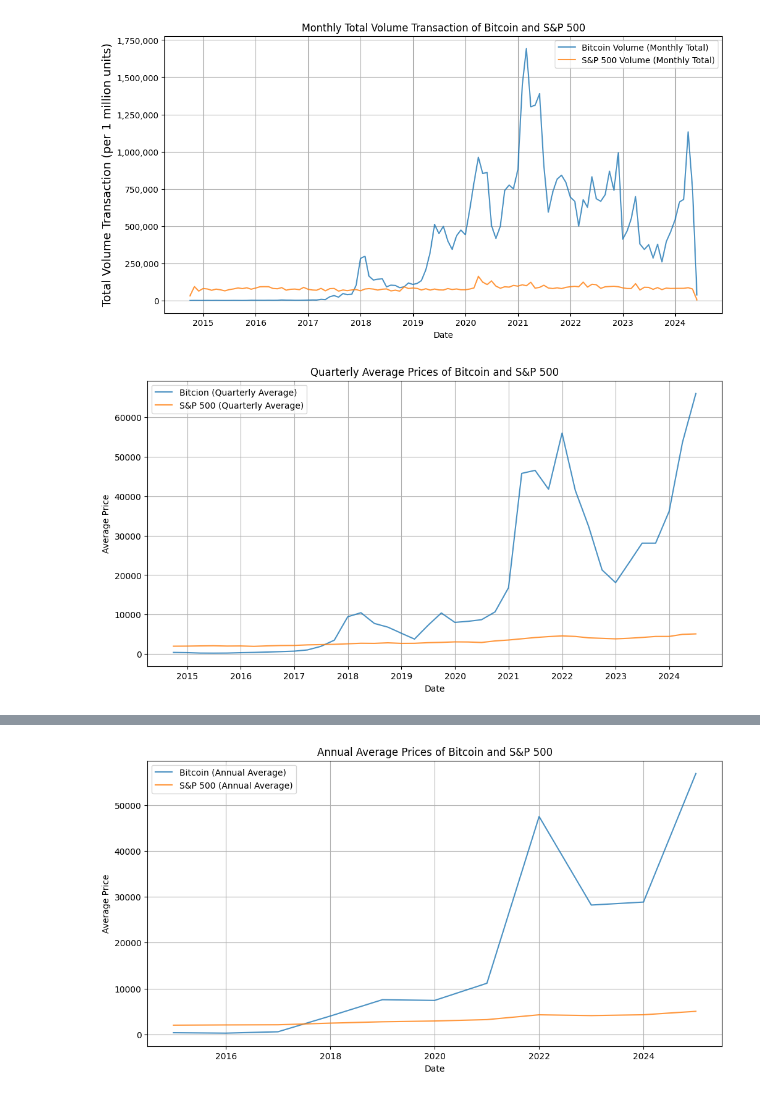
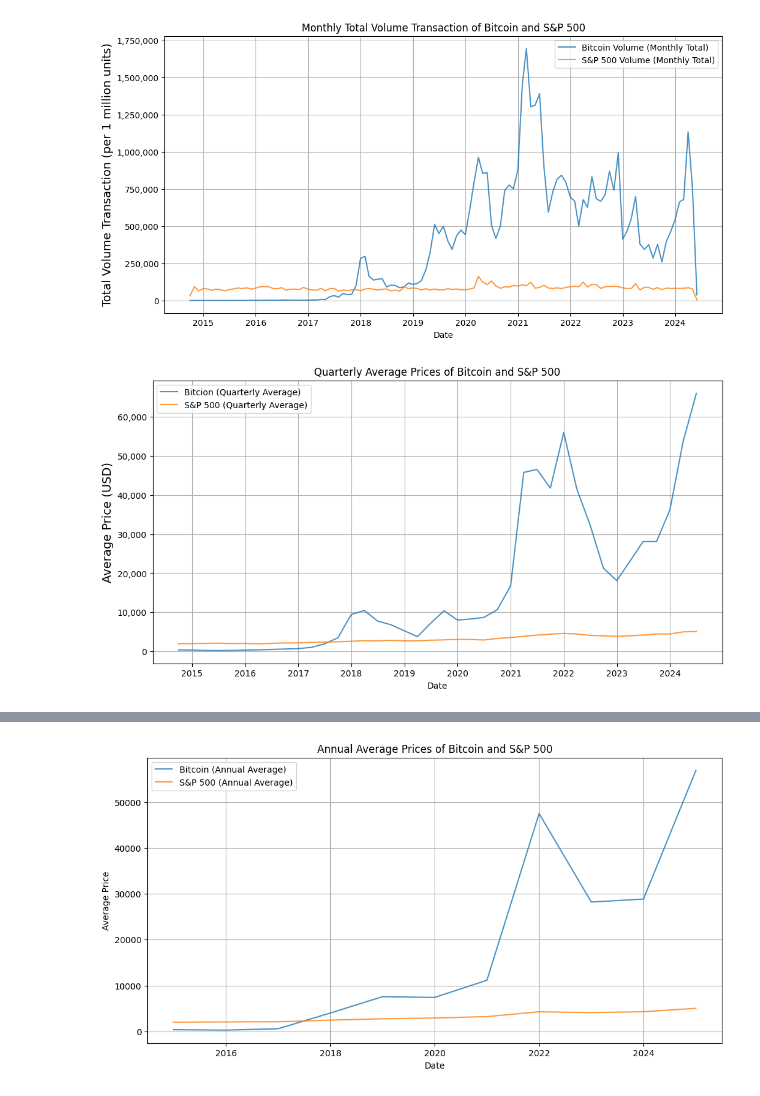
Before and after one commit to AngelDHackerman/BTC-ETH_Data_Analysis, a Jupyter notebook: 4_Temporal_Analysis.ipynb, the cells around one changed output, grey strips where cells are left out. Cells and saved outputs as stored; diff of their text form; code cells hidden in the pictures.

```diff
--- a/4_Temporal_Analysis.ipynb
+++ b/4_Temporal_Analysis.ipynb
@@ -137,7 +137,6 @@ def plot_btc_sp500_prices(
   label_btc,            # Label for Bitcoin (e.g., 'Bitcoin Price', 'Bitcoin Volume')
   label_sp500,          # Label for S&P 500 (e.g., 'S&P 500 Price', 'S&P 500 Volume')
   title,                # Title of the graph
-  ylabel,               # Label for the Y axis (e.g., 'Average Price', 'Transaction Volume')
   figsize=(12, 6)       # Figure size
 ):
   # Create the figure and axis
@@ -150,7 +149,7 @@ def plot_btc_sp500_prices(
   # Set title and labels
   ax.set_title(title)
   ax.set_xlabel('Date')
-  ax.set_ylabel(ylabel, fontsize=14)
+  ax.set_ylabel('Average Price (USD)', fontsize=14)
   ax.legend()
   ax.grid(True)
 
@@ -209,15 +206,14 @@ plot_btc_sp500_volume(
 # %% [output]
 [figure]
 # %%
-# Quarterly trend
-plt.figure(figsize=(12, 6))
-plt.plot(quarterly_data.index, quarterly_data['BTC_Price'], label='Bitcion (Quarterly Average)', alpha=0.8)
-plt.plot(quarterly_data.index, quarterly_data['SP500_Price'], label='S&P 500 (Quarterly Average)', alpha=0.8)
-plt.title('Quarterly Average Prices of Bitcoin and S&P 500')
-plt.xlabel('Date')
-plt.ylabel('Average Price')
-plt.legend()
-plt.grid(True)
-plt.show()
+# Quarterly trend Price
+plot_btc_sp500_prices(
+  data=quarterly_data,
+  y_column_btc='BTC_Price',
+  y_column_sp500='SP500_Price',
+  label_btc='Bitcion (Quarterly Average)',
+  label_sp500='S&P 500 (Quarterly Average)',
+  title='Quarterly Average Prices of Bitcoin and S&P 500',
+)
 # %% [output]
-[figure, old version]
+[figure, new version]
```
Also changed, not shown: parts of 3 cells of this notebook.
